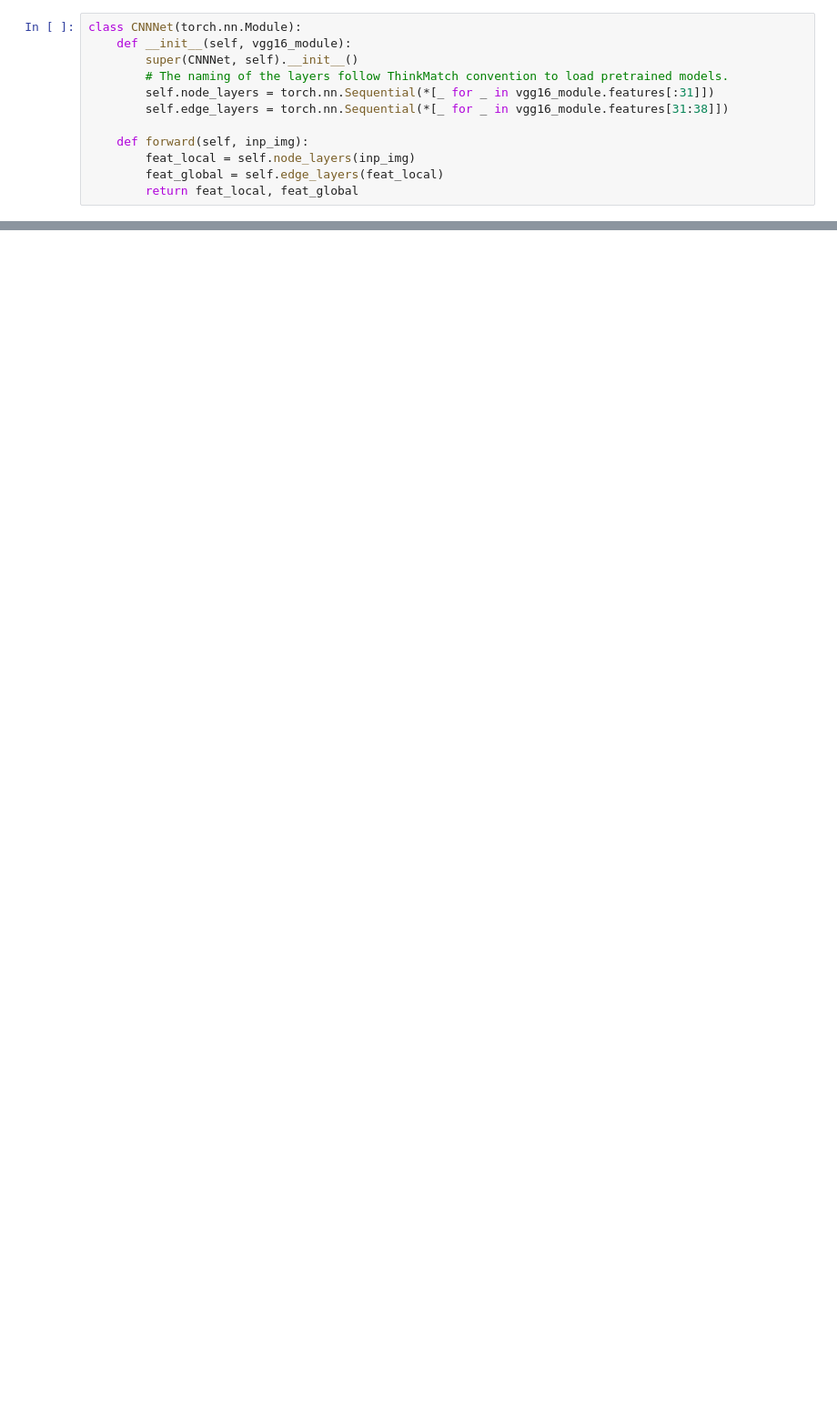
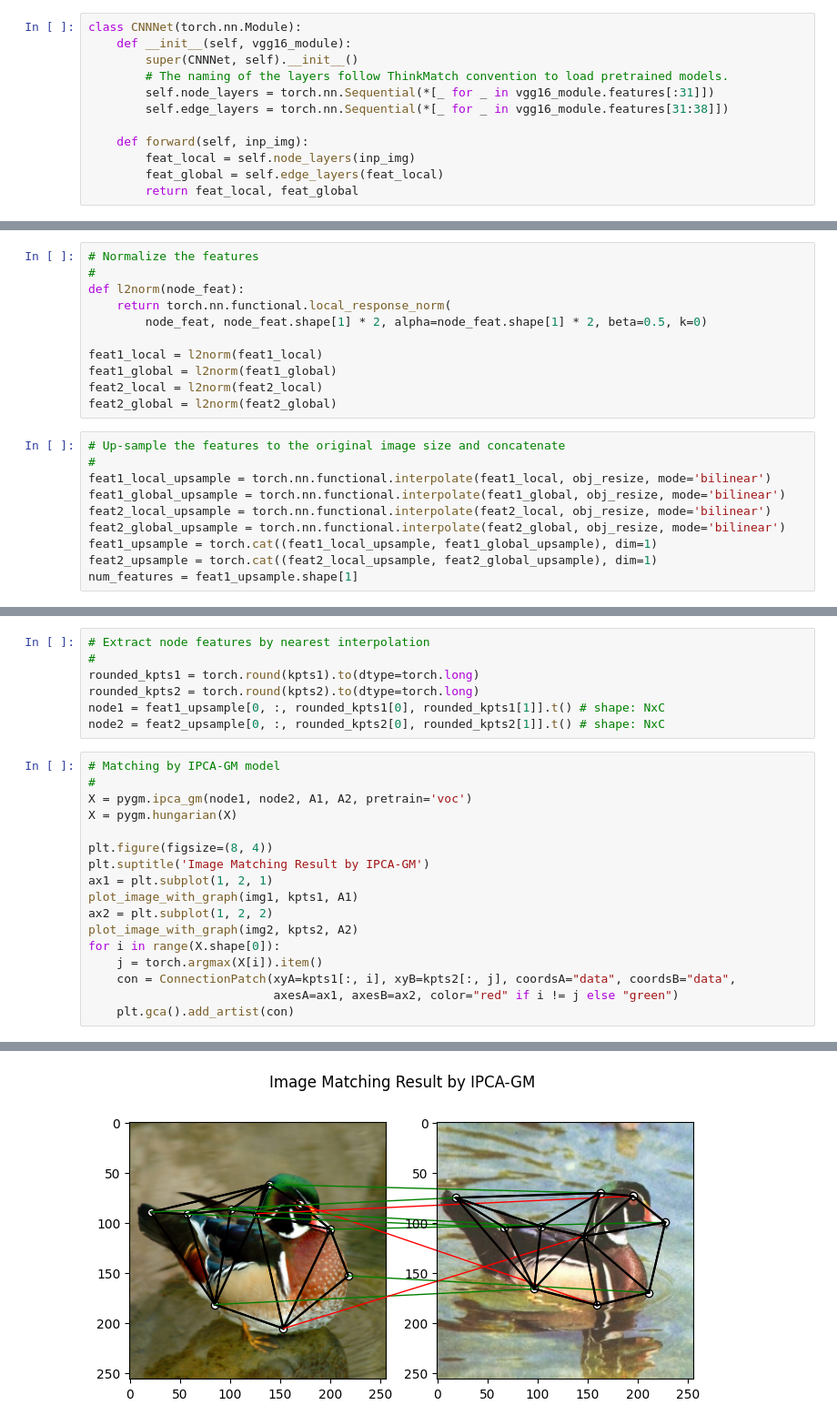
Before and after one commit to Entarochuan/SJTU-CourseAssignments, a Jupyter notebook: DL/Final_Proj/Pyotrch_Version/pytorch_version.ipynb, the cells around one changed output, grey strips where cells are left out. Shown at 91% size. Saved outputs shown, nothing was run; the diff lists cells and outputs as text; blank space fills up the shorter version.

```diff
--- a/DL/Final_Proj/Pyotrch_Version/pytorch_version.ipynb
+++ b/DL/Final_Proj/Pyotrch_Version/pytorch_version.ipynb
@@ -101,0 +218,21 @@ ycm02@fourier's password:
+# %%
+# Normalize the features
+#
+def l2norm(node_feat):
+    return torch.nn.functional.local_response_norm(
+        node_feat, node_feat.shape[1] * 2, alpha=node_feat.shape[1] * 2, beta=0.5, k=0)
+
+feat1_local = l2norm(feat1_local)
+feat1_global = l2norm(feat1_global)
+feat2_local = l2norm(feat2_local)
+feat2_global = l2norm(feat2_global)
+# %%
+# Up-sample the features to the original image size and concatenate
+#
+feat1_local_upsample = torch.nn.functional.interpolate(feat1_local, obj_resize, mode='bilinear')
+feat1_global_upsample = torch.nn.functional.interpolate(feat1_global, obj_resize, mode='bilinear')
+feat2_local_upsample = torch.nn.functional.interpolate(feat2_local, obj_resize, mode='bilinear')
+feat2_global_upsample = torch.nn.functional.interpolate(feat2_global, obj_resize, mode='bilinear')
+feat1_upsample = torch.cat((feat1_local_upsample, feat1_global_upsample), dim=1)
+feat2_upsample = torch.cat((feat2_local_upsample, feat2_global_upsample), dim=1)
+num_features = feat1_upsample.shape[1]
@@ -101,0 +249,25 @@ ycm02@fourier's password:
+# %%
+# Extract node features by nearest interpolation
+#
+rounded_kpts1 = torch.round(kpts1).to(dtype=torch.long)
+rounded_kpts2 = torch.round(kpts2).to(dtype=torch.long)
+node1 = feat1_upsample[0, :, rounded_kpts1[0], rounded_kpts1[1]].t() # shape: NxC
+node2 = feat2_upsample[0, :, rounded_kpts2[0], rounded_kpts2[1]].t() # shape: NxC
+# %%
+# Matching by IPCA-GM model
+#
+X = pygm.ipca_gm(node1, node2, A1, A2, pretrain='voc')
+X = pygm.hungarian(X)
+
+plt.figure(figsize=(8, 4))
+plt.suptitle('Image Matching Result by IPCA-GM')
+ax1 = plt.subplot(1, 2, 1)
+plot_image_with_graph(img1, kpts1, A1)
+ax2 = plt.subplot(1, 2, 2)
+plot_image_with_graph(img2, kpts2, A2)
+for i in range(X.shape[0]):
+    j = torch.argmax(X[i]).item()
+    con = ConnectionPatch(xyA=kpts1[:, i], xyB=kpts2[:, j], coordsA="data", coordsB="data",
+                          axesA=ax1, axesB=ax2, color="red" if i != j else "green")
+    plt.gca().add_artist(con)
+# %% [output]
@@ -101,0 +275 @@ ycm02@fourier's password:
+[figure, added]
```
Also changed, not shown: parts of 27 cells of this notebook.
